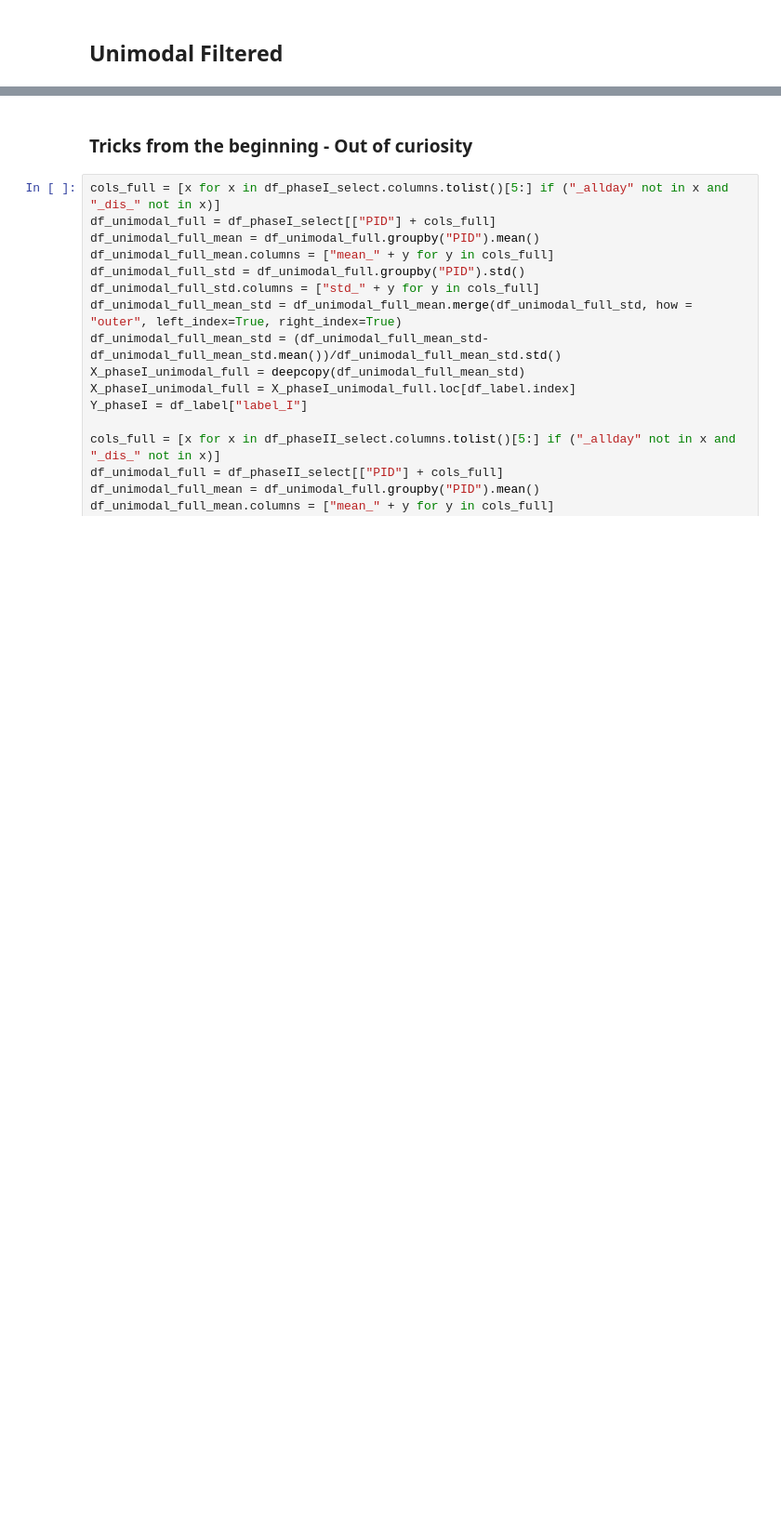
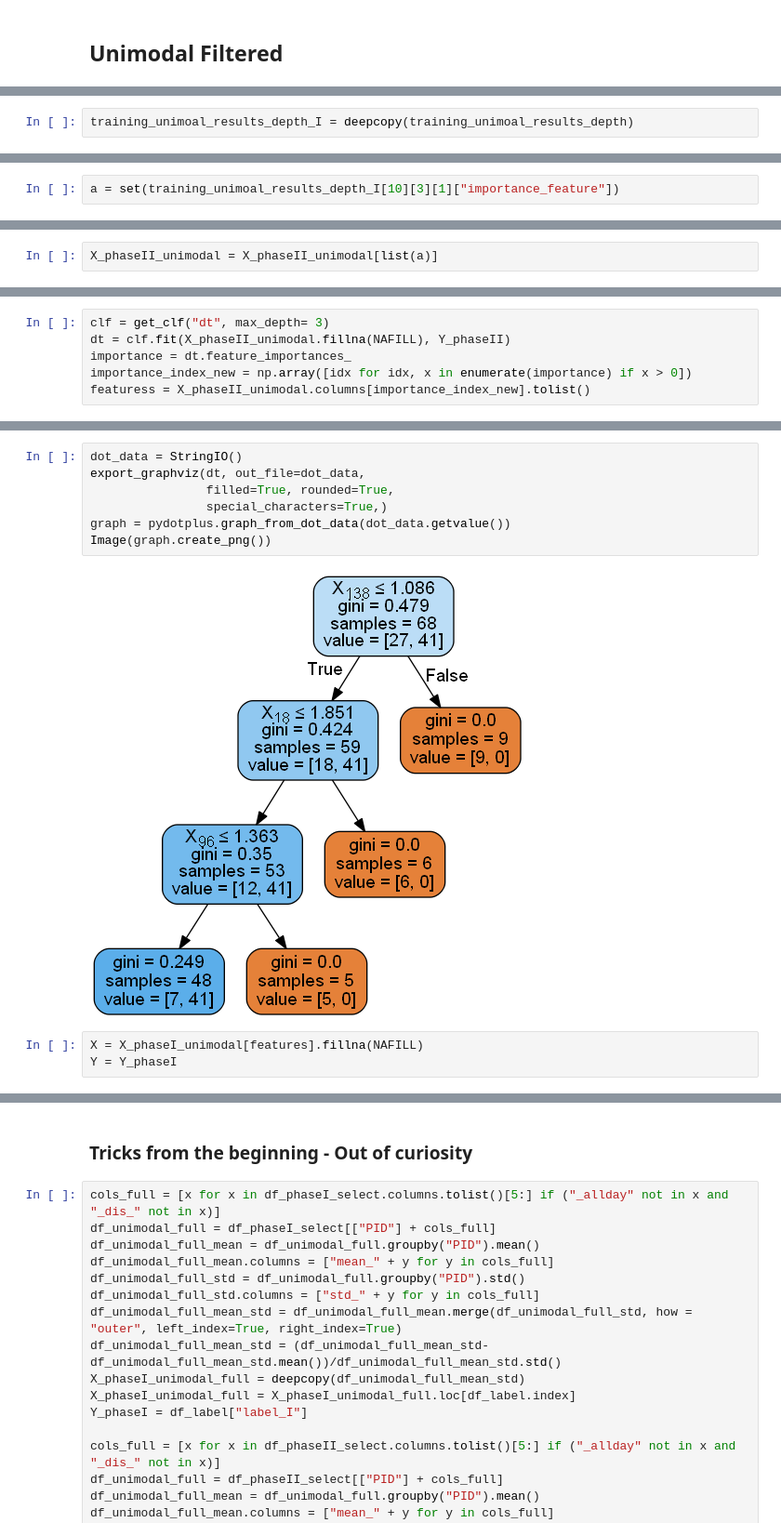
Before and after one commit to OrsonXu/LongitudinalGeneralizable, a Jupyter notebook: analysis/4-ModelTrainning.ipynb, the cells around one changed output, grey strips where cells are left out. Shown: that part at 93% size. Saved outputs shown, nothing was run; the diff lists cells and outputs as text; blank space fills up the shorter version.

```diff
--- a/analysis/4-ModelTrainning.ipynb
+++ b/analysis/4-ModelTrainning.ipynb
@@ -278,0 +425,2 @@ Y_phaseII = df_label["label_II"]
+# %%
+training_unimoal_results_depth_I = deepcopy(training_unimoal_results_depth)
@@ -278,0 +441,2 @@ Y_phaseII = df_label["label_II"]
+# %%
+a = set(training_unimoal_results_depth_I[10][3][1]["importance_feature"])
@@ -278,0 +449,2 @@ Y_phaseII = df_label["label_II"]
+# %%
+X_phaseII_unimodal = X_phaseII_unimodal[list(a)]
@@ -314,0 +867,6 @@ train acc phase1:  0.9863915715539944 test acc phase1:  0.7941176470588235 phase
+# %%
+clf = get_clf("dt", max_depth= 3)
+dt = clf.fit(X_phaseII_unimodal.fillna(NAFILL), Y_phaseII)
+importance = dt.feature_importances_
+importance_index_new = np.array([idx for idx, x in enumerate(importance) if x > 0])
+featuress = X_phaseII_unimodal.columns[importance_index_new].tolist()
@@ -314,0 +894,12 @@ train acc phase1:  0.9863915715539944 test acc phase1:  0.7941176470588235 phase
+# %%
+dot_data = StringIO()
+export_graphviz(dt, out_file=dot_data,
+                filled=True, rounded=True,
+                special_characters=True,)
+graph = pydotplus.graph_from_dot_data(dot_data.getvalue())
+Image(graph.create_png())
+# %% [output]
+[figure, added]
+# %%
+X = X_phaseI_unimodal[features].fillna(NAFILL)
+Y = Y_phaseI
```
Also changed, not shown: parts of 69 cells of this notebook, 14 other files.
